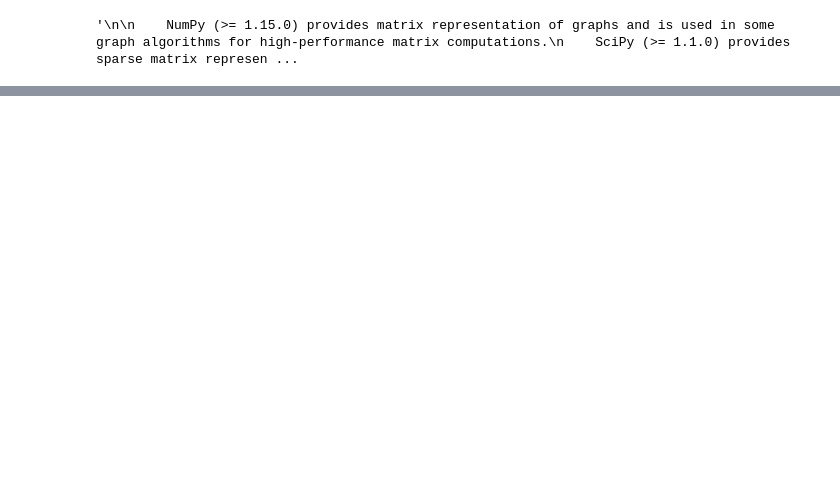
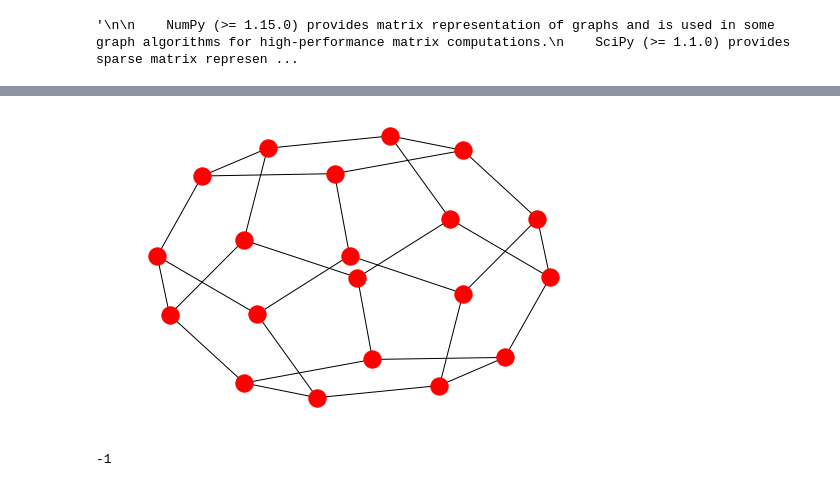
Before and after one commit to jihoon-ko/skhynix-env, a Jupyter notebook: Untitled.ipynb, the cells around one changed output, grey strips where cells are left out. Drawn from its saved outputs; the diff is of its cells as text; code cells hidden in the pictures; blank space fills up the shorter version.

```diff
--- a/Untitled.ipynb
+++ b/Untitled.ipynb
@@ -42,0 +106,20 @@ ImportError: No module named gdal
+# %%
+from networkx.drawing.nx_pydot import write_dot
+pos = nx.nx_agraph.graphviz_layout(G)
+nx.draw(G, pos=pos)
+write_dot(G, 'file.dot')
+
+plt.savefig("path.png")
+# %% [output]
+[figure, added]
+# %%
+# create a graph PNGraph
+G1 = snap.TNGraph.New()
+G1.AddNode(1)
+G1.AddNode(5)
+G1.AddNode(32)
+G1.AddEdge(1,5)
+G1.AddEdge(5,1)
+G1.AddEdge(5,32)
+# %% [output]
+-1
```
Also changed, not shown: parts of 7 cells of this notebook.
